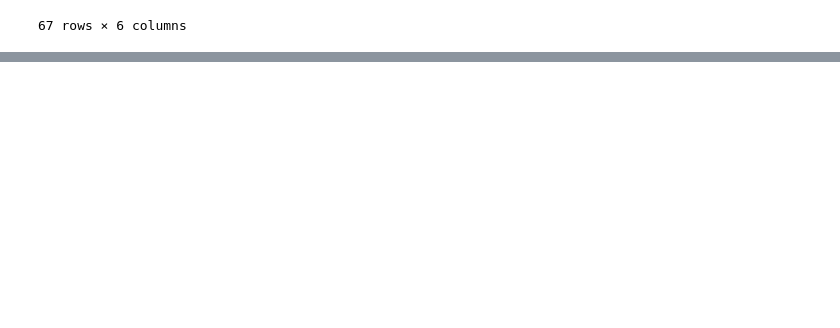
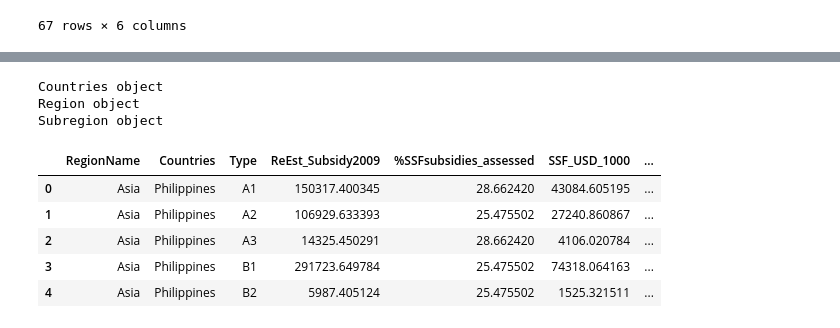
Before and after one commit to annaschu/subsidies, a Jupyter notebook: Subsidies.ipynb, the cells around one changed output, grey strips where cells are left out. Cells and saved outputs as stored; diff of their text form; code cells hidden in the pictures; blank space fills up the shorter version.

```diff
--- a/Subsidies.ipynb
+++ b/Subsidies.ipynb
@@ -178,0 +202,2 @@ subdata1.groupby(['RegionName','Countries']).mean()
+# %%
+countrydata1 = countrydata.loc[:,['Countries','Region', 'Subregion']]
@@ -178,0 +350,18 @@ subdata1.groupby(['RegionName','Countries']).mean()
+# %%
+for col in countrydata1:
+    print col, countrydata1[col].dtypes
+# %% [output]
+Countries object
+Region object
+Subregion object
+# %%
+merged_countries = pd.merge(left=subdata1,right=countrydata1, how='left')
+# %%
+merged_countries.head()
+# %% [output]
+|  | RegionName | Countries | Type | ReEst_Subsidy2009 | %SSFsubsidies_assessed | SSF_USD_1000 | ... |
+| 0 | Asia | Philippines | A1 | 150317.400345 | 28.662420 | 43084.605195 | ... |
+| 1 | Asia | Philippines | A2 | 106929.633393 | 25.475502 | 27240.860867 | ... |
+| 2 | Asia | Philippines | A3 | 14325.450291 | 28.662420 | 4106.020784 | ... |
+| 3 | Asia | Philippines | B1 | 291723.649784 | 25.475502 | 74318.064163 | ... |
+| 4 | Asia | Philippines | B2 | 5987.405124 | 25.475502 | 1525.321511 | ... |
```
Also changed, not shown: parts of 20 cells of this notebook.
